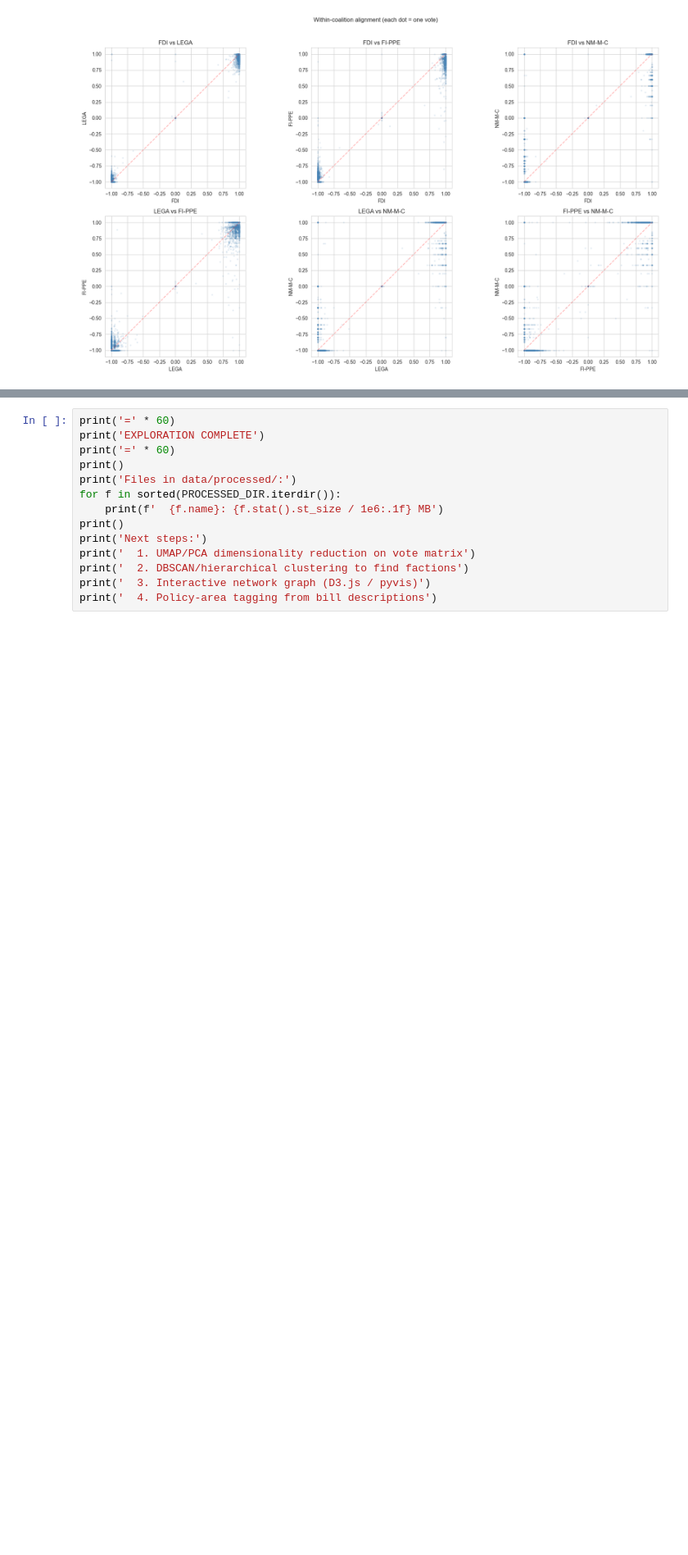
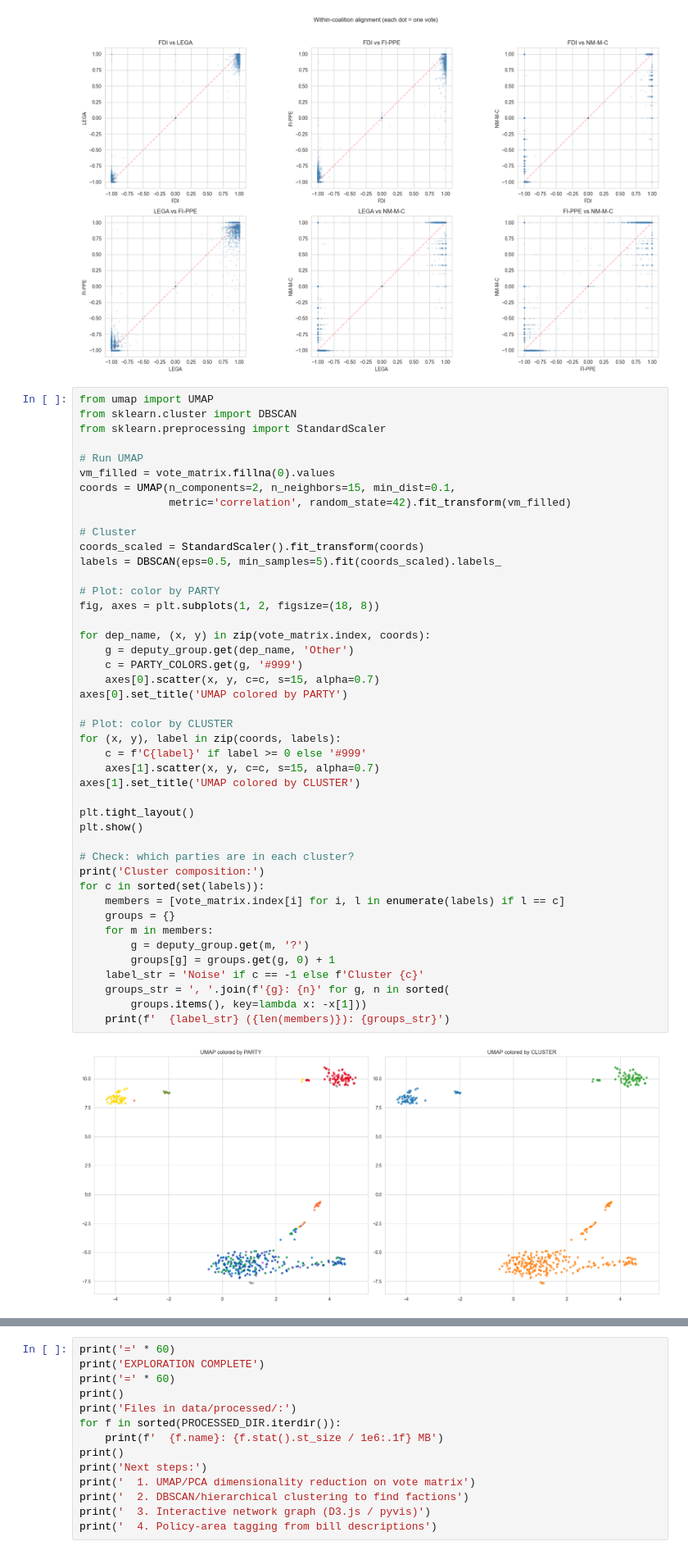
Before and after one commit to LucyMoto/italian-parliament-analysis, a Jupyter notebook: notebooks/explore.ipynb, the cells around one changed output, grey strips where cells are left out. Shown at 82% size. Saved outputs shown, nothing was run; the diff lists cells and outputs as text; blank space fills up the shorter version.

Commit message:
Clustering double check cell added to explore file

```diff
--- a/notebooks/explore.ipynb
+++ b/notebooks/explore.ipynb
@@ -862,3 +862,49 @@ plt.tight_layout()
 plt.show()
 # %% [output]
 [figure]
+# %%
+from umap import UMAP
+from sklearn.cluster import DBSCAN
+from sklearn.preprocessing import StandardScaler
+
+# Run UMAP
+vm_filled = vote_matrix.fillna(0).values
+coords = UMAP(n_components=2, n_neighbors=15, min_dist=0.1,
+              metric='correlation', random_state=42).fit_transform(vm_filled)
+
+# Cluster
+coords_scaled = StandardScaler().fit_transform(coords)
+labels = DBSCAN(eps=0.5, min_samples=5).fit(coords_scaled).labels_
+
+# Plot: color by PARTY
+fig, axes = plt.subplots(1, 2, figsize=(18, 8))
+
+for dep_name, (x, y) in zip(vote_matrix.index, coords):
+    g = deputy_group.get(dep_name, 'Other')
+    c = PARTY_COLORS.get(g, '#999')
+    axes[0].scatter(x, y, c=c, s=15, alpha=0.7)
+axes[0].set_title('UMAP colored by PARTY')
+
+# Plot: color by CLUSTER
+for (x, y), label in zip(coords, labels):
+    c = f'C{label}' if label >= 0 else '#999'
+    axes[1].scatter(x, y, c=c, s=15, alpha=0.7)
+axes[1].set_title('UMAP colored by CLUSTER')
+
+plt.tight_layout()
+plt.show()
+
+# Check: which parties are in each cluster?
+print('Cluster composition:')
+for c in sorted(set(labels)):
+    members = [vote_matrix.index[i] for i, l in enumerate(labels) if l == c]
+    groups = {}
+    for m in members:
+        g = deputy_group.get(m, '?')
+        groups[g] = groups.get(g, 0) + 1
+    label_str = 'Noise' if c == -1 else f'Cluster {c}'
+    groups_str = ', '.join(f'{g}: {n}' for g, n in sorted(
+        groups.items(), key=lambda x: -x[1]))
+    print(f'  {label_str} ({len(members)}): {groups_str}')
+# %% [output]
+[figure, added]
```
Also changed, not shown: parts of 2 cells of this notebook.
